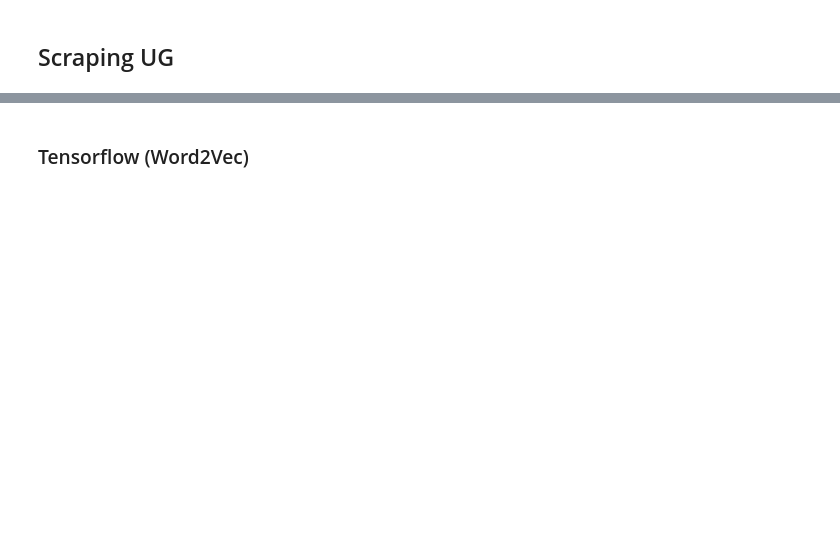
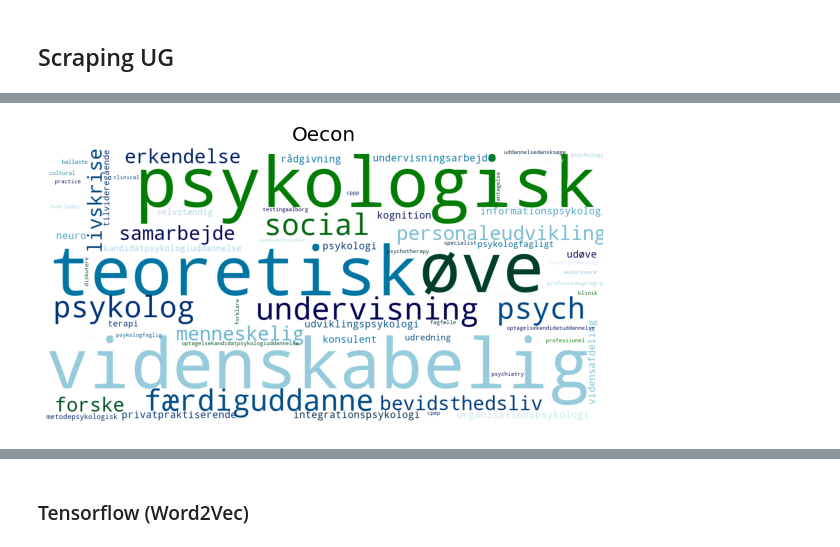
Before and after one commit to Bernseng/ISDS, a Jupyter notebook: Exam/Jobindex.ipynb, the cells around one changed output, grey strips where cells are left out. Cells and saved outputs as stored; diff of their text form; code cells hidden in the pictures; blank space fills up the shorter version.

```diff
--- a/Exam/Jobindex.ipynb
+++ b/Exam/Jobindex.ipynb
@@ -550,0 +556,4 @@ udd_soc_string = ' '.join(udd_soc_list)
+# %%
+generate_better_wordcloud(udd_psych_string, 'Oecon')
+# %% [output]
+[figure, added]
```
Also changed, not shown: parts of 15 cells of this notebook.
